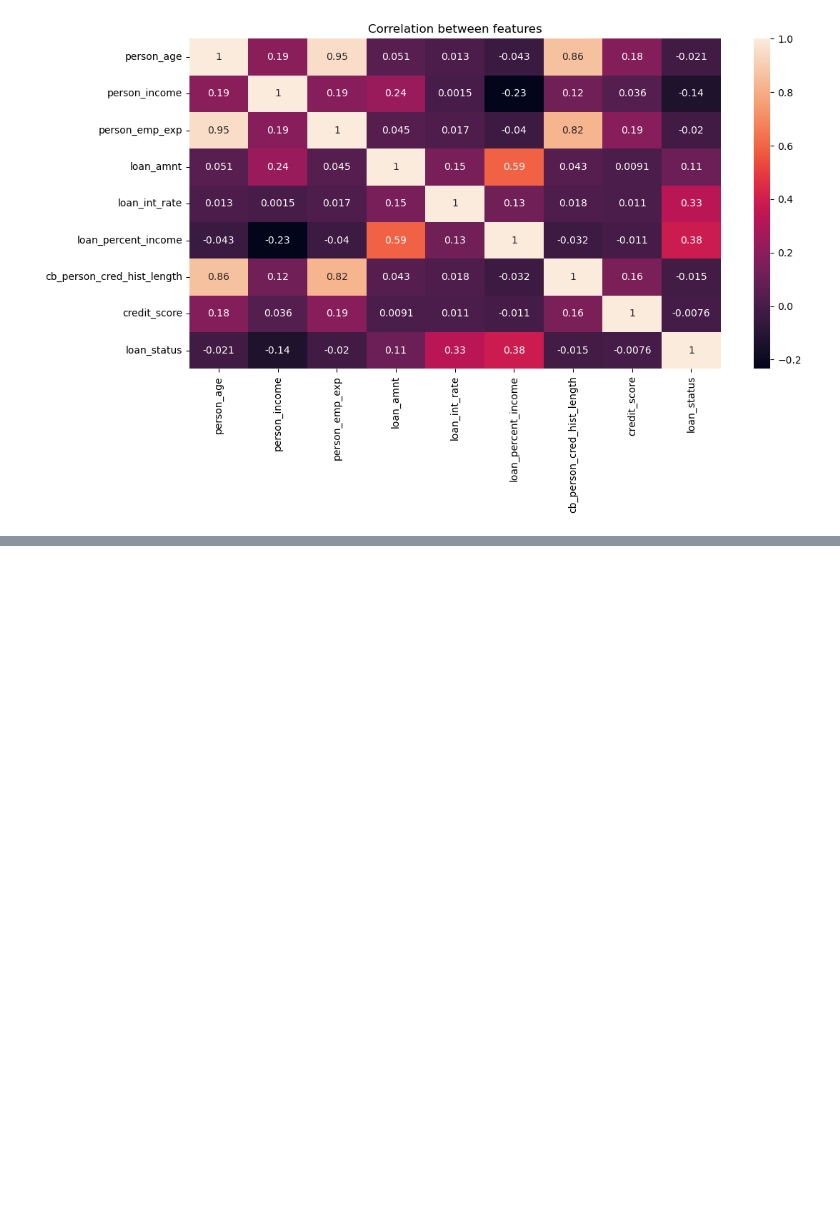
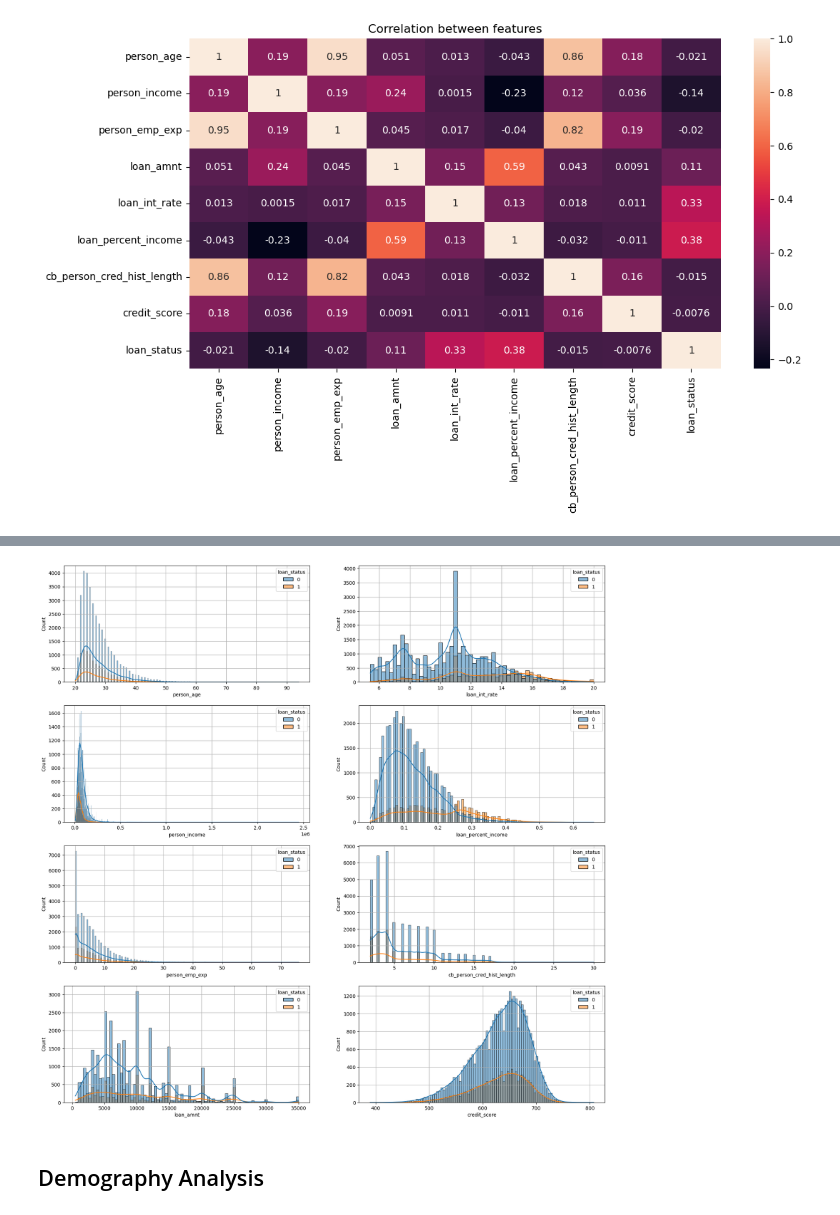
Before and after one commit to grishrana/python_learn, a Jupyter notebook: MLpractise/Loan_Approval_Classification/EDA.ipynb, the cells around one changed output, grey strips where cells are left out. Saved outputs shown, nothing was run; the diff lists cells and outputs as text; code cells hidden in the pictures; blank space fills up the shorter version.

```diff
--- a/MLpractise/Loan_Approval_Classification/EDA.ipynb
+++ b/MLpractise/Loan_Approval_Classification/EDA.ipynb
@@ -203,0 +329,17 @@ sns.heatmap(data.corr(numeric_only=True), annot=True, ax=ax)
+# %%
+fig, axes = plt.subplots(nrows=4, ncols=2, figsize=(20,20))
+for i,col in enumerate(num_col[:4]):
+    column = 0
+    axes[i][column].grid()
+    sns.histplot(data, x=col, kde=True, ax=axes[i][column], hue="loan_status")
+
+for i,col in enumerate(num_col[4:]):
+    column = 1
+    axes[i][column].grid()
+    sns.histplot(data, x=col, kde=True, ax=axes[i][column], hue="loan_status")
+
+fig.savefig("Distribution_wo_outliers.png")
+# %% [output]
+[figure, added]
+# %% [markdown]
+## Demography Analysis
```
Also changed, not shown: parts of 25 cells of this notebook, 10 other files.
